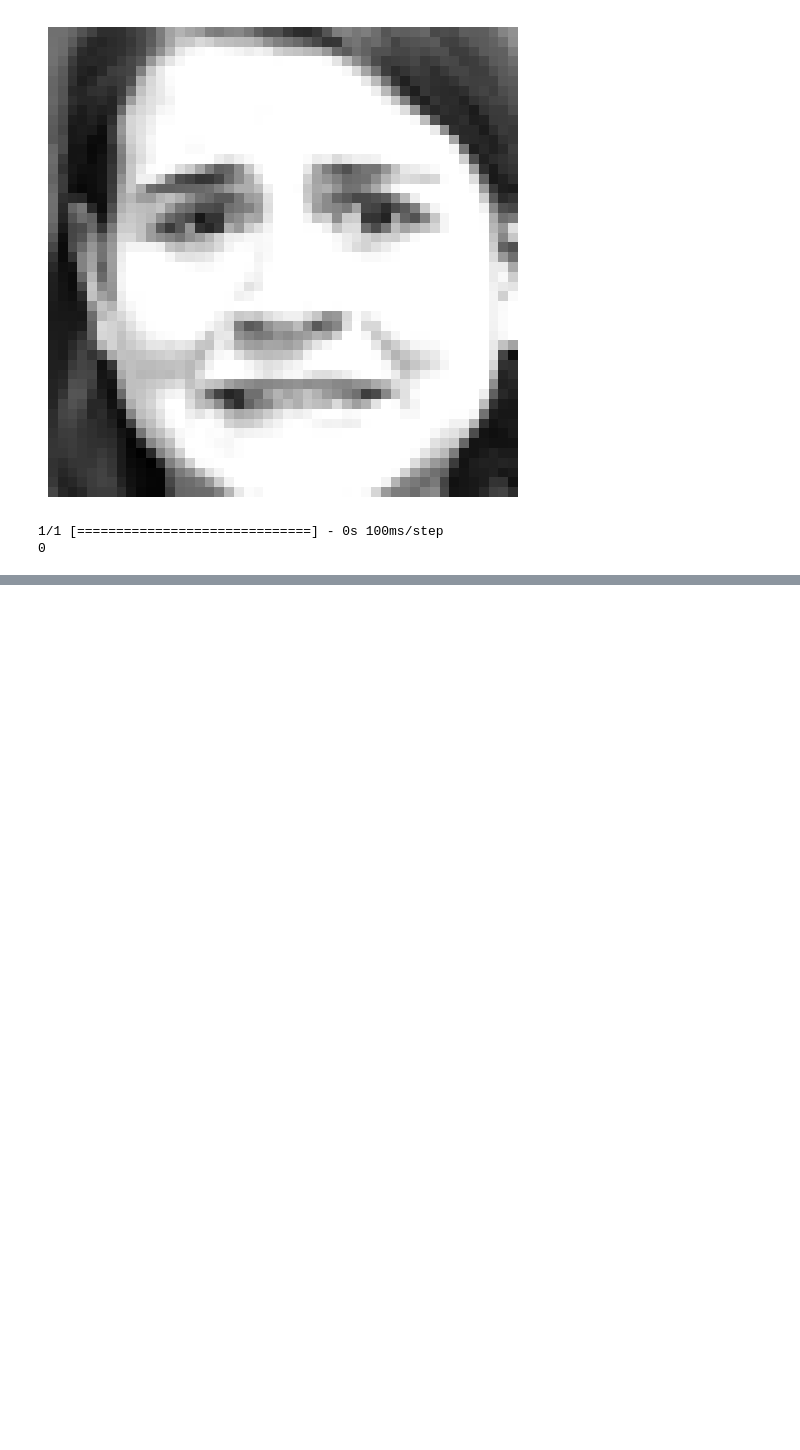
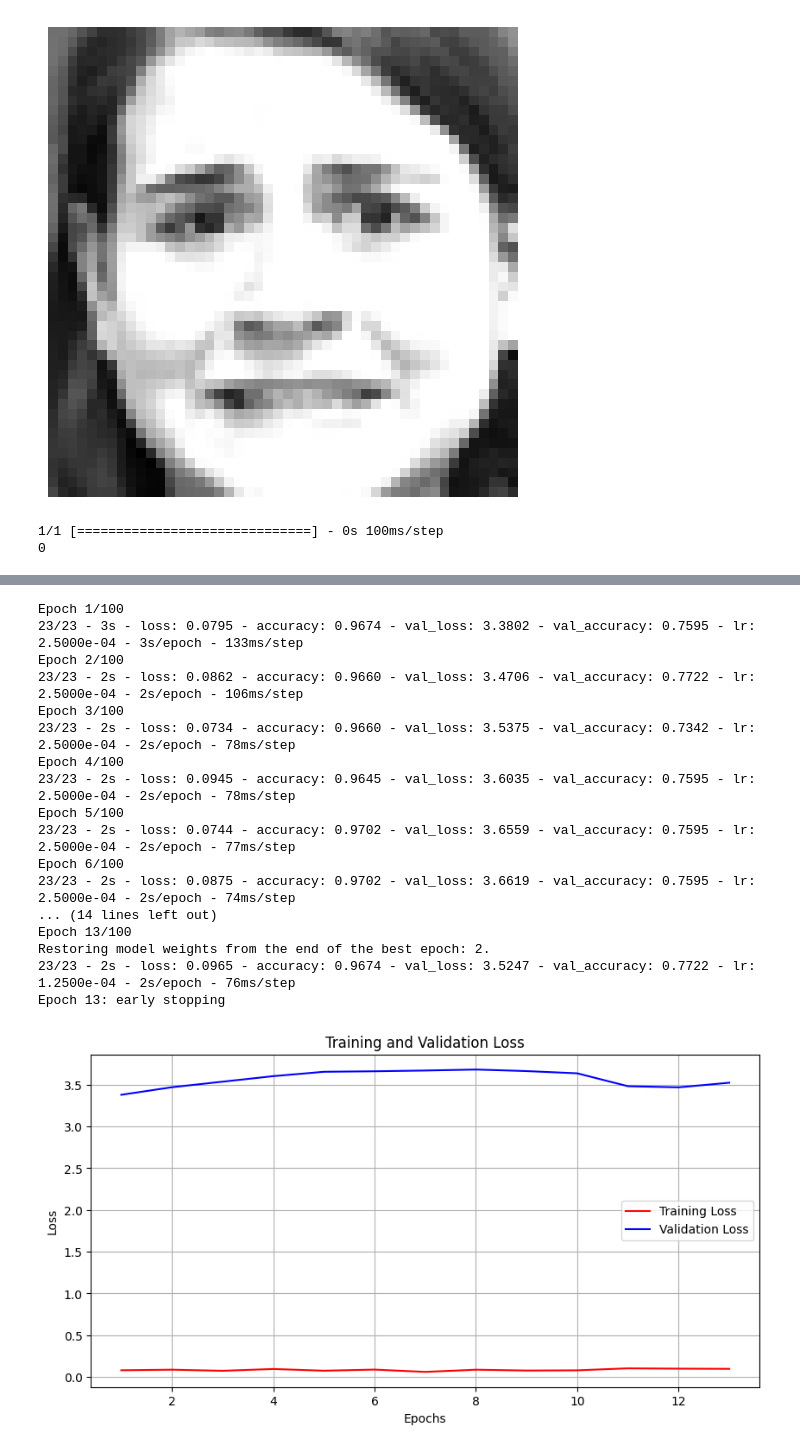
Before and after one commit to Annoyshah/test-1, a Jupyter notebook: Emotion_Recognition.ipynb, the cells around one changed output, grey strips where cells are left out. Cells and saved outputs as stored; diff of their text form; code cells hidden in the pictures; blank space fills up the shorter version.

```diff
--- a/Emotion_Recognition.ipynb
+++ b/Emotion_Recognition.ipynb
@@ -496,0 +583,43 @@ print(predicted_class)
+# %%
+history = model.fit(x=X_train, y=y_train_encoded, validation_split=0.1, batch_size=32,
+          epochs=100, shuffle=True, verbose=2, callbacks=callbacks)
+
+
+import matplotlib.pyplot as plt
+
+# Extract loss values
+training_loss = history.history['loss']
+validation_loss = history.history['val_loss']
+
+# Create a range of epochs for the x-axis
+epochs = range(1, len(training_loss) + 1)
+
+# Plot training and validation loss
+plt.figure(figsize=(10, 5))
+plt.plot(epochs, training_loss, 'r', label='Training Loss')
+plt.plot(epochs, validation_loss, 'b', label='Validation Loss')
+plt.title('Training and Validation Loss')
+plt.xlabel('Epochs')
+plt.ylabel('Loss')
+plt.legend()
+plt.grid(True)
+plt.show()
+# %% [output]
+Epoch 1/100
+23/23 - 3s - loss: 0.0795 - accuracy: 0.9674 - val_loss: 3.3802 - val_accuracy: 0.7595 - lr: 2.5000e-04 - 3s/epoch - 133ms/step
+Epoch 2/100
+23/23 - 2s - loss: 0.0862 - accuracy: 0.9660 - val_loss: 3.4706 - val_accuracy: 0.7722 - lr: 2.5000e-04 - 2s/epoch - 106ms/step
+Epoch 3/100
+23/23 - 2s - loss: 0.0734 - accuracy: 0.9660 - val_loss: 3.5375 - val_accuracy: 0.7342 - lr: 2.5000e-04 - 2s/epoch - 78ms/step
+Epoch 4/100
+23/23 - 2s - loss: 0.0945 - accuracy: 0.9645 - val_loss: 3.6035 - val_accuracy: 0.7595 - lr: 2.5000e-04 - 2s/epoch - 78ms/step
+Epoch 5/100
+23/23 - 2s - loss: 0.0744 - accuracy: 0.9702 - val_loss: 3.6559 - val_accuracy: 0.7595 - lr: 2.5000e-04 - 2s/epoch - 77ms/step
+Epoch 6/100
+23/23 - 2s - loss: 0.0875 - accuracy: 0.9702 - val_loss: 3.6619 - val_accuracy: 0.7595 - lr: 2.5000e-04 - 2s/epoch - 74ms/step
+... (14 lines left out)
+Epoch 13/100
+Restoring model weights from the end of the best epoch: 2.
+23/23 - 2s - loss: 0.0965 - accuracy: 0.9674 - val_loss: 3.5247 - val_accuracy: 0.7722 - lr: 1.2500e-04 - 2s/epoch - 76ms/step
+Epoch 13: early stopping
+[figure, added]
```
Also changed, not shown: parts of 4 cells of this notebook.
